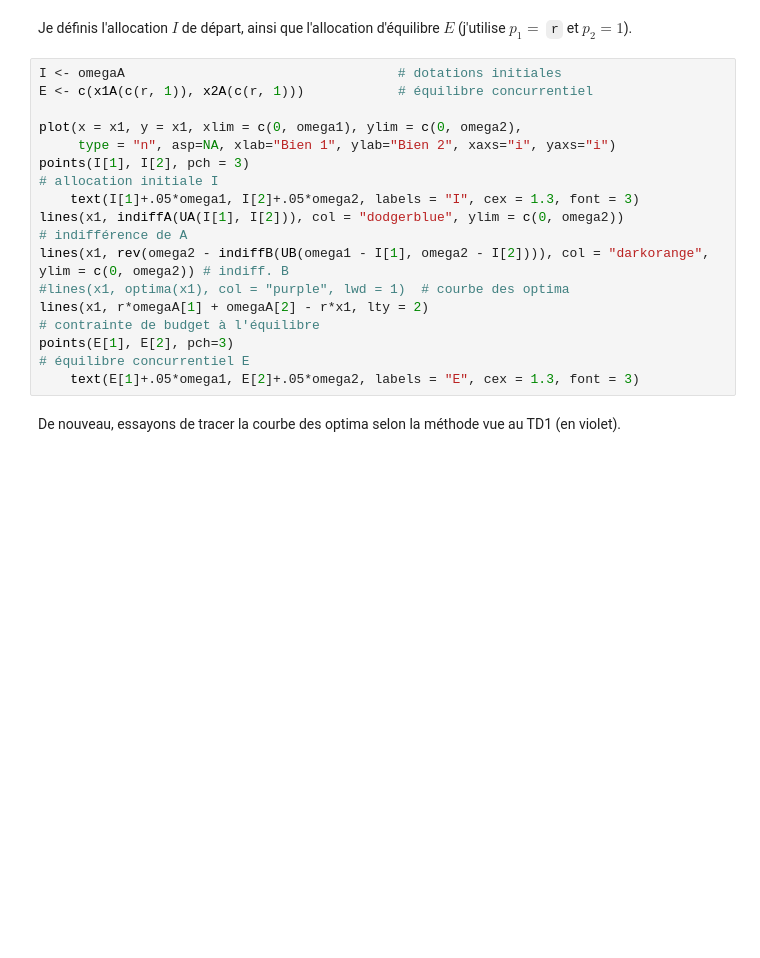
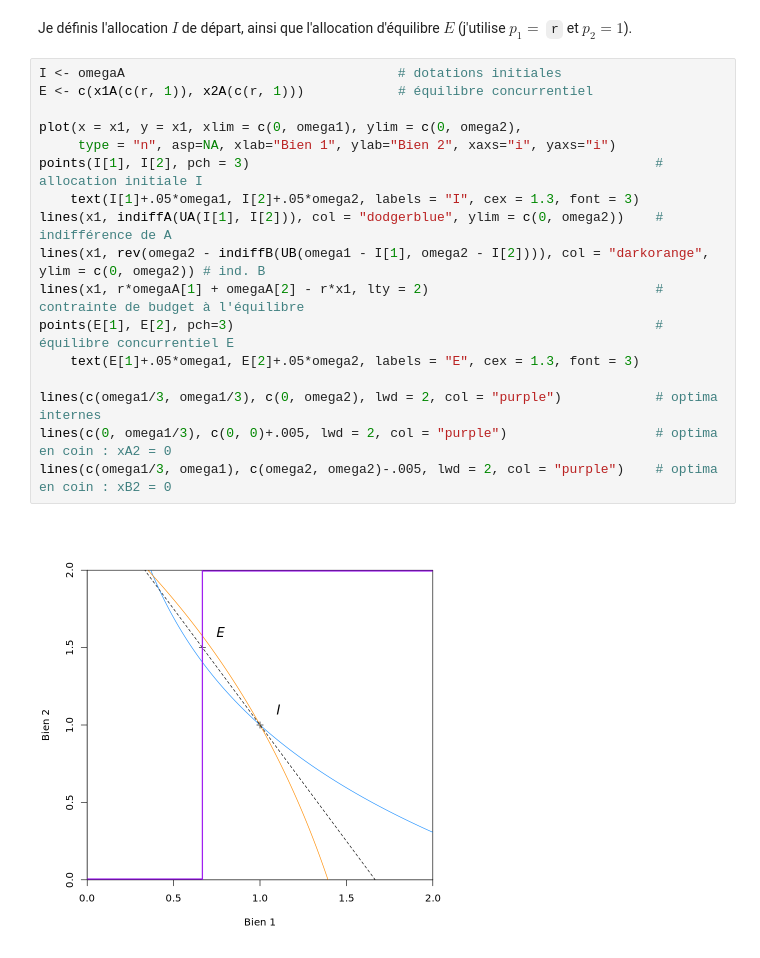
Before and after one commit to antoine-jacquet/TeachingBinder, a Jupyter notebook: Teaching/Microéconomie 5/micro5-TD3-ex1.ipynb, the cells around one changed output. Cells and saved outputs as stored; diff of their text form; blank space fills up the shorter version.

```diff
--- a/Teaching/Microéconomie 5/micro5-TD3-ex1.ipynb
+++ b/Teaching/Microéconomie 5/micro5-TD3-ex1.ipynb
@@ -164,16 +253,19 @@ Je définis l'allocation $I$ de départ, ainsi que l'allocation d'équilibre $E$
 # %%
 I <- omegaA                                   # dotations initiales
 E <- c(x1A(c(r, 1)), x2A(c(r, 1)))            # équilibre concurrentiel
 
 plot(x = x1, y = x1, xlim = c(0, omega1), ylim = c(0, omega2),
      type = "n", asp=NA, xlab="Bien 1", ylab="Bien 2", xaxs="i", yaxs="i")
-points(I[1], I[2], pch = 3)                                                              # allocation initiale I
+points(I[1], I[2], pch = 3)                                                    # allocation initiale I
     text(I[1]+.05*omega1, I[2]+.05*omega2, labels = "I", cex = 1.3, font = 3)
-lines(x1, indiffA(UA(I[1], I[2])), col = "dodgerblue", ylim = c(0, omega2))              # indifférence de A
-lines(x1, rev(omega2 - indiffB(UB(omega1 - I[1], omega2 - I[2]))), col = "darkorange", ylim = c(0, omega2)) # indiff. B
-#lines(x1, optima(x1), col = "purple", lwd = 1)  # courbe des optima
-lines(x1, r*omegaA[1] + omegaA[2] - r*x1, lty = 2)                                       # contrainte de budget à l'équilibre
-points(E[1], E[2], pch=3)                                                                # équilibre concurrentiel E
+lines(x1, indiffA(UA(I[1], I[2])), col = "dodgerblue", ylim = c(0, omega2))    # indifférence de A
+lines(x1, rev(omega2 - indiffB(UB(omega1 - I[1], omega2 - I[2]))), col = "darkorange", ylim = c(0, omega2)) # ind. B
+lines(x1, r*omegaA[1] + omegaA[2] - r*x1, lty = 2)                             # contrainte de budget à l'équilibre
+points(E[1], E[2], pch=3)                                                      # équilibre concurrentiel E
     text(E[1]+.05*omega1, E[2]+.05*omega2, labels = "E", cex = 1.3, font = 3)
+
+lines(c(omega1/3, omega1/3), c(0, omega2), lwd = 2, col = "purple")            # optima internes
+lines(c(0, omega1/3), c(0, 0)+.005, lwd = 2, col = "purple")                   # optima en coin : xA2 = 0
+lines(c(omega1/3, omega1), c(omega2, omega2)-.005, lwd = 2, col = "purple")    # optima en coin : xB2 = 0
+# %% [output]
+[figure, added]
-# %% [markdown]
-De nouveau, essayons de tracer la courbe des optima selon la méthode vue au TD1 (en violet).
```
Also changed, not shown: parts of 13 cells of this notebook, 1 other file.
